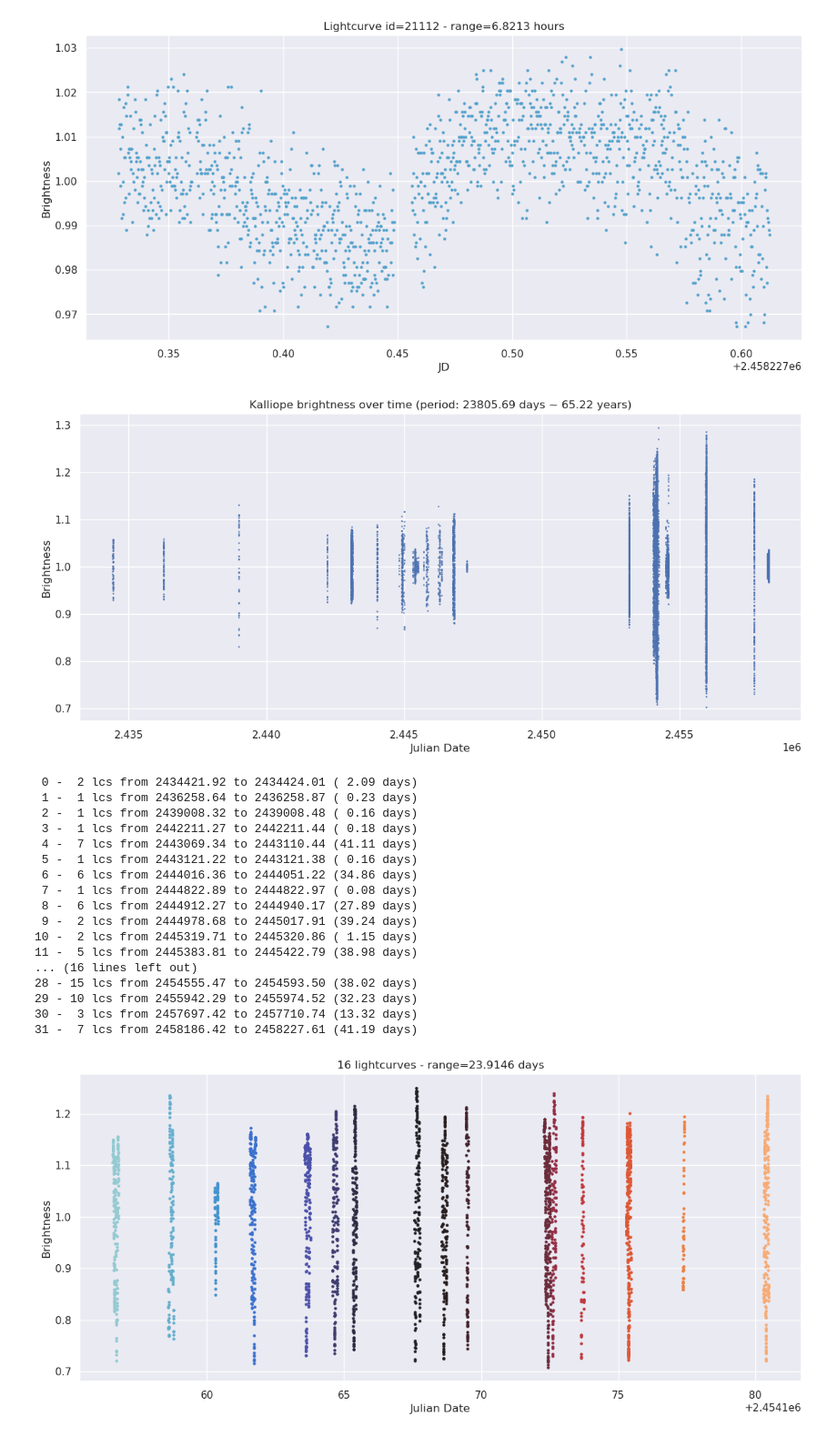
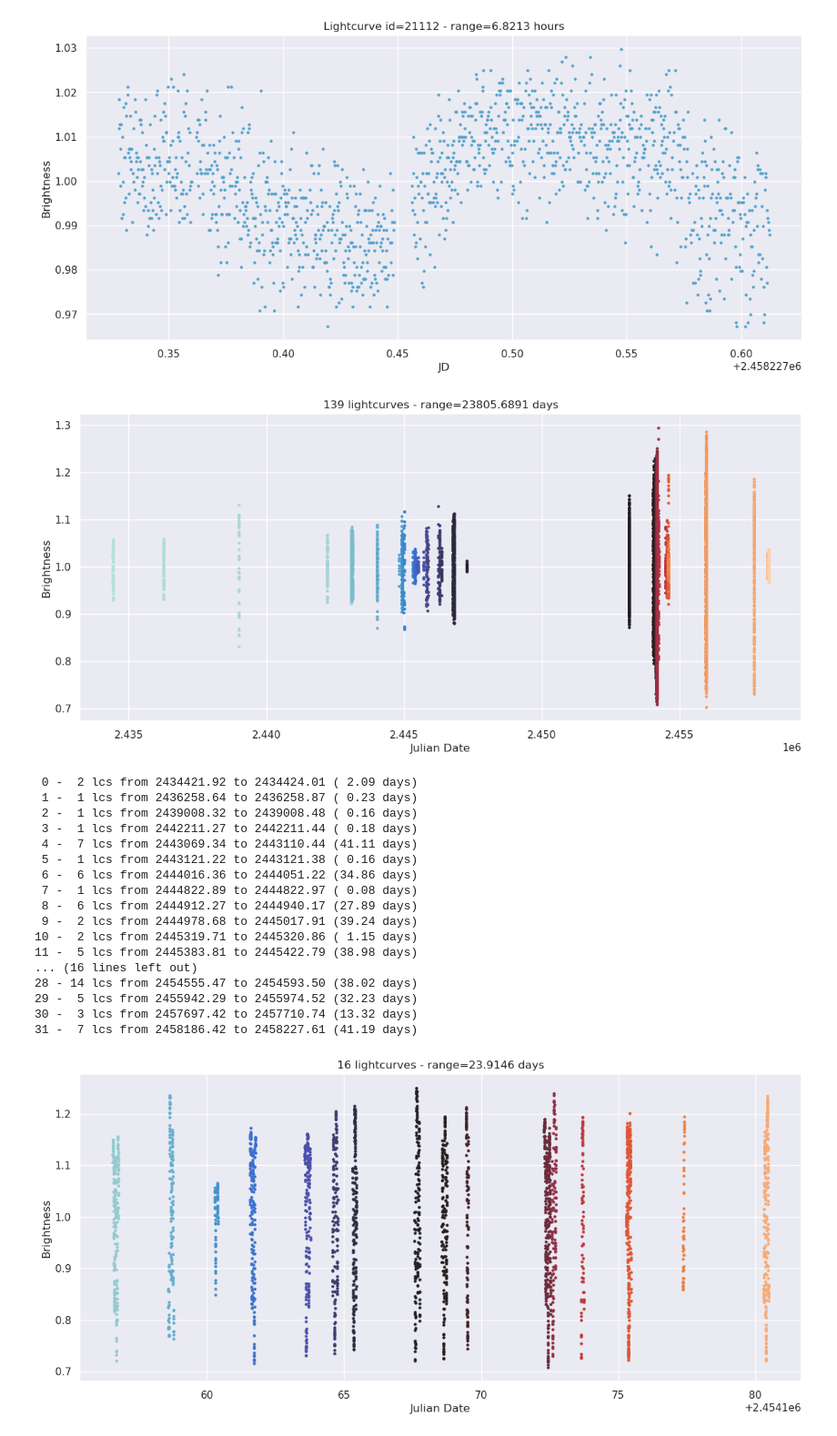
Before and after one commit to Vosloo/asteroid-lightcurves, a Jupyter notebook: notebooks/EDA.ipynb, the cells around one changed output. Shown at 91% size. Saved outputs shown, nothing was run; the diff lists cells and outputs as text; code cells hidden in the pictures.

```diff
--- a/notebooks/EDA.ipynb
+++ b/notebooks/EDA.ipynb
@@ -50,26 +56,13 @@ asteroid.get_longest_lightcurve(by=EnumSortOptions.POINTS).plot()
 # %% [output]
 [figure]
-# %%
-brightness = []
-times = []
-for lc in asteroid.lightcurves:
-    for point in lc.points:
-        brightness.append(point.brightness)
-        times.append(point.JD)
-
-period = times[-1] - times[0]
-
-plt.scatter(times, brightness, s=0.5)
-plt.xlabel("Julian Date")
-plt.ylabel("Brightness")
-plt.title(f"{asteroid.name} brightness over time (period: {period:.2f} days ~ {period / 365:.2f} years)")
-plt.show()
-# %% [output]
-[figure, removed]
+# %%
+lightcurve_plotter.plot_lightcurves(asteroid.lightcurves)
+# %% [output]
+[figure, added]
 # %%
 MAX_DIFF_THRESHOLD = 45  # days
 bins = lightcurve_binner.bin_lightcurves_from_asteroid(
-    asteroid, MAX_DIFF_THRESHOLD, binning_method=BinningMethod.FIRST_TO_FIRST_DIFF
+    asteroid, MAX_DIFF_THRESHOLD, binning_method=BinningMethodEnum.FIRST_TO_FIRST_DIFF
 )
 
 for ind, _bin in enumerate(bins):
@@ -90,8 +83,8 @@ for ind, _bin in enumerate(bins):
 10 -  2 lcs from 2445319.71 to 2445320.86 ( 1.15 days)
 11 -  5 lcs from 2445383.81 to 2445422.79 (38.98 days)
 ... (16 lines left out)
-28 - 15 lcs from 2454555.47 to 2454593.50 (38.02 days)
-29 - 10 lcs from 2455942.29 to 2455974.52 (32.23 days)
+28 - 14 lcs from 2454555.47 to 2454593.50 (38.02 days)
+29 -  5 lcs from 2455942.29 to 2455974.52 (32.23 days)
 30 -  3 lcs from 2457697.42 to 2457710.74 (13.32 days)
 31 -  7 lcs from 2458186.42 to 2458227.61 (41.19 days)
 # %%
```
Also changed, not shown: parts of 15 cells of this notebook, 3 other files.
